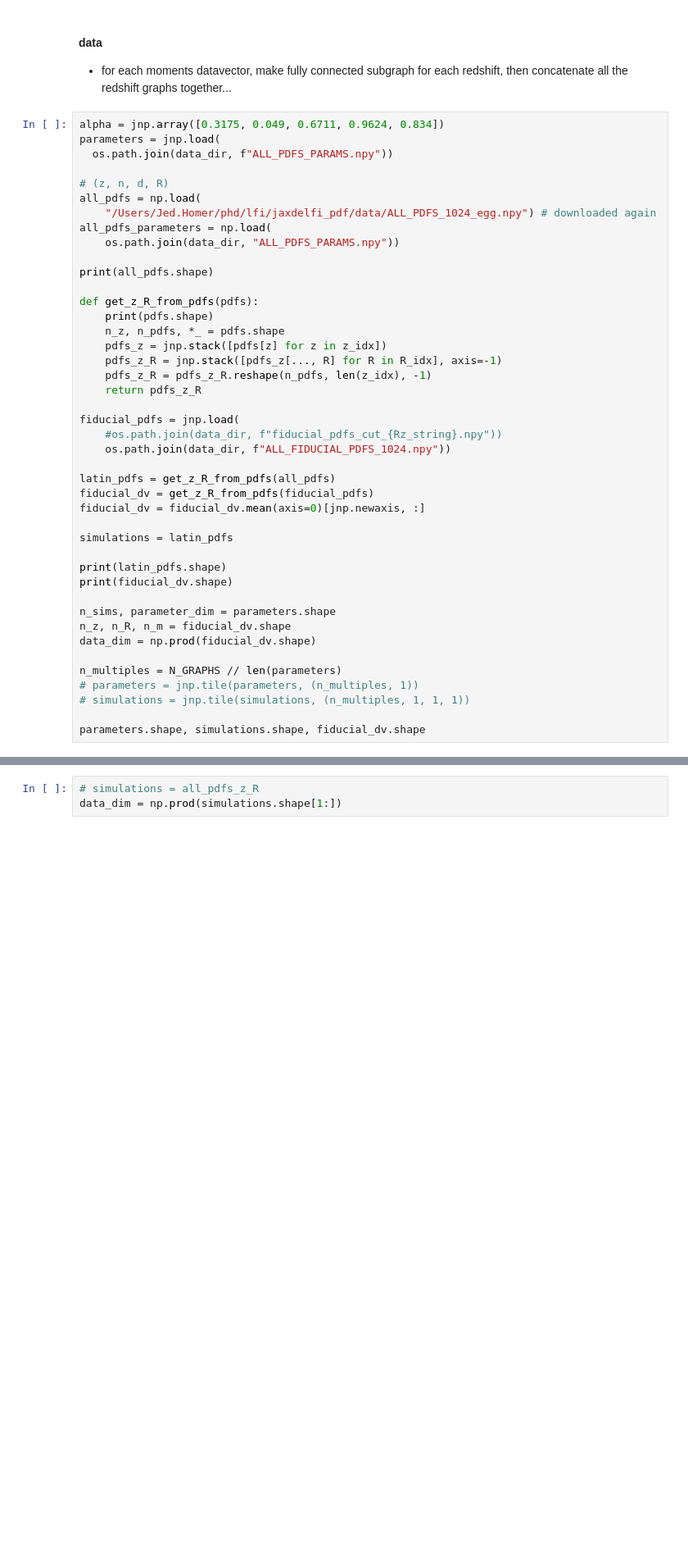
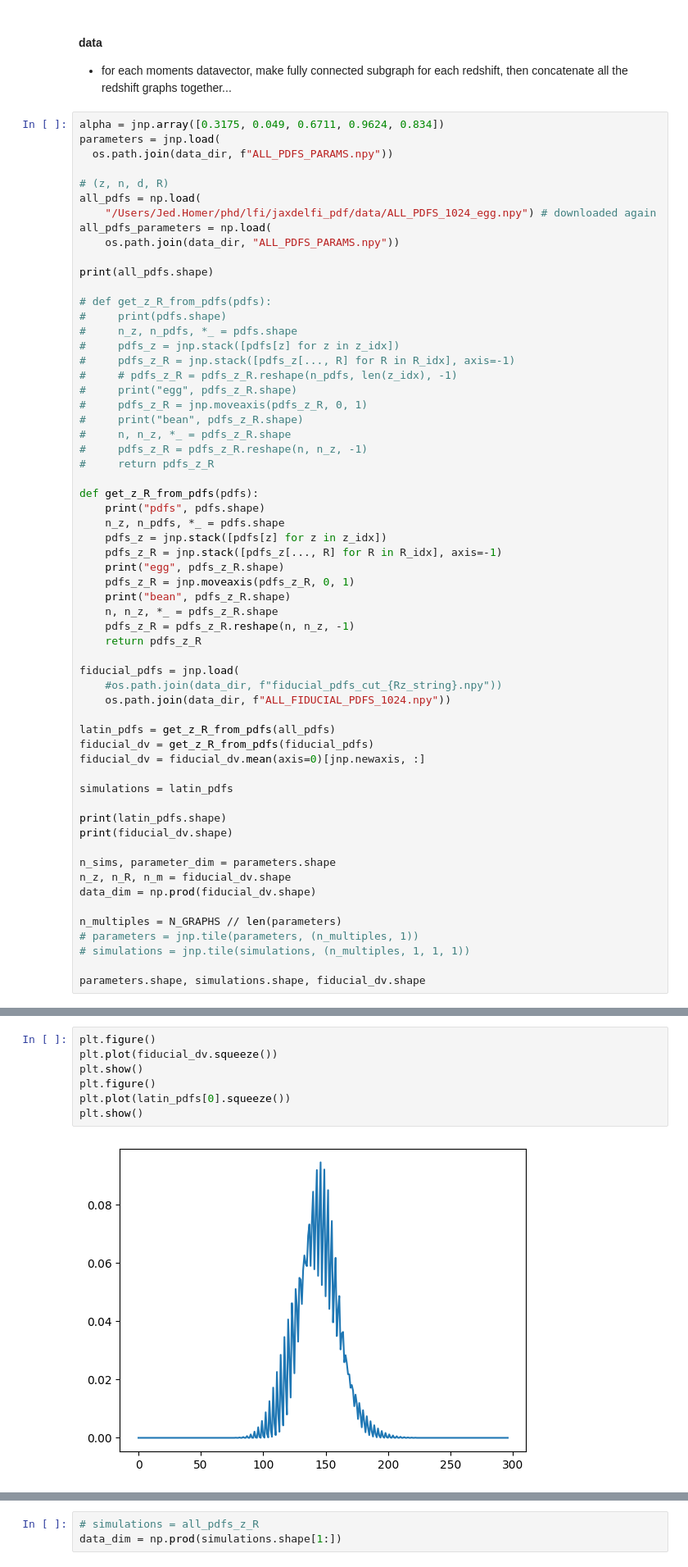
Before and after one commit to homerjed/mnist_graph_net, a Jupyter notebook: gnn_pdfs_old_sizes_with_tf.ipynb, the cells around one changed output, grey strips where cells are left out. Shown: that part at 82% size. Drawn from its saved outputs; the diff is of its cells as text; blank space fills up the shorter version.

```diff
--- a/gnn_pdfs_old_sizes_with_tf.ipynb
+++ b/gnn_pdfs_old_sizes_with_tf.ipynb
@@ -144,12 +147,29 @@ all_pdfs_parameters = np.load(
 
 print(all_pdfs.shape)
 
+# def get_z_R_from_pdfs(pdfs):
+#     print(pdfs.shape)
+#     n_z, n_pdfs, *_ = pdfs.shape
+#     pdfs_z = jnp.stack([pdfs[z] for z in z_idx])
+#     pdfs_z_R = jnp.stack([pdfs_z[..., R] for R in R_idx], axis=-1)
+#     # pdfs_z_R = pdfs_z_R.reshape(n_pdfs, len(z_idx), -1)
+#     print("egg", pdfs_z_R.shape)
+#     pdfs_z_R = jnp.moveaxis(pdfs_z_R, 0, 1)
+#     print("bean", pdfs_z_R.shape)
+#     n, n_z, *_ = pdfs_z_R.shape
+#     pdfs_z_R = pdfs_z_R.reshape(n, n_z, -1)
+#     return pdfs_z_R
+
 def get_z_R_from_pdfs(pdfs):
-    print(pdfs.shape)
+    print("pdfs", pdfs.shape)
     n_z, n_pdfs, *_ = pdfs.shape
     pdfs_z = jnp.stack([pdfs[z] for z in z_idx])
     pdfs_z_R = jnp.stack([pdfs_z[..., R] for R in R_idx], axis=-1)
-    pdfs_z_R = pdfs_z_R.reshape(n_pdfs, len(z_idx), -1)
+    print("egg", pdfs_z_R.shape)
+    pdfs_z_R = jnp.moveaxis(pdfs_z_R, 0, 1)
+    print("bean", pdfs_z_R.shape)
+    n, n_z, *_ = pdfs_z_R.shape
+    pdfs_z_R = pdfs_z_R.reshape(n, n_z, -1)
     return pdfs_z_R
 
 fiducial_pdfs = jnp.load(
@@ -183,0 +222,9 @@ parameters.shape, simulations.shape, fiducial_dv.shape
+# %%
+plt.figure()
+plt.plot(fiducial_dv.squeeze())
+plt.show()
+plt.figure()
+plt.plot(latin_pdfs[0].squeeze())
+plt.show()
+# %% [output]
+[figure, added]
```
Also changed, not shown: parts of 27 cells of this notebook, 3 other files.
